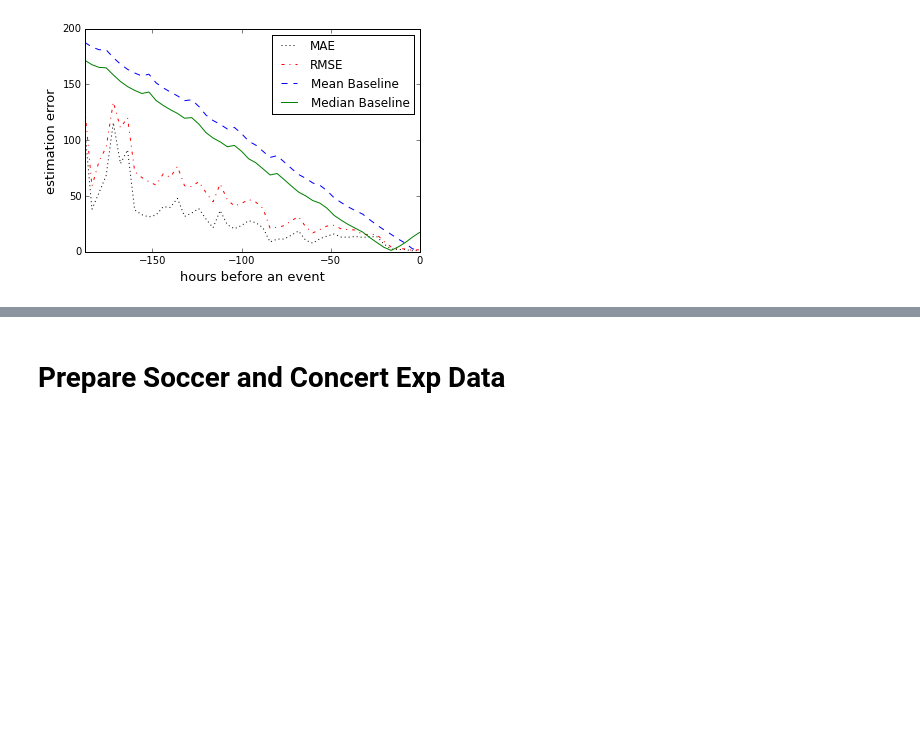
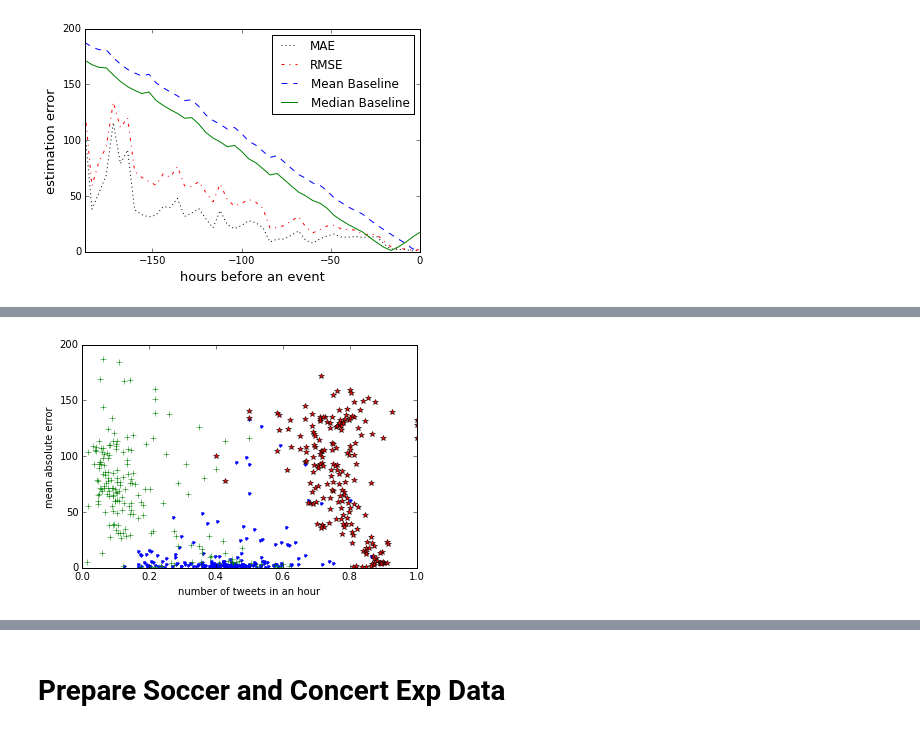
Before and after one commit to ahurriyetoglu/tte_estimation, a Jupyter notebook: WordTimeSeries.ipynb, the cells around one changed output, grey strips where cells are left out. Saved outputs shown, nothing was run; the diff lists cells and outputs as text; code cells hidden in the pictures; blank space fills up the shorter version.

```diff
--- a/WordTimeSeries.ipynb
+++ b/WordTimeSeries.ipynb
@@ -3072 +3117,26 @@ ax.set_yscale('log')
+# %%
+tstResultDFT["time_to_eventh"] = tstResultDFT.time_to_event.apply(lambda x: int(-x/np.timedelta64(1, 'h')))
+tstResultDFT["hist_rules_error"] = np.abs(tstResultDFT.time_to_eventhF - tstResultDFT.histMed_rulesMeaSerie)
+twCntErrR = pd.DataFrame([tstResultDFT.groupby("time_to_eventh")["hist_rules_error"].mean(), tstResultDFT.groupby("time_to_eventh")["histMed_rulesMeaSerie"].apply(lambda x:x.count()/len(x))], index=['mean error','tweet count']).T
+
+tstResultDFT["time_to_eventh"] = tstResultDFT.time_to_event.apply(lambda x: int(-x/np.timedelta64(1, 'h')))
+tstResultDFT["hist_medmed_error"] = np.abs(tstResultDFT.time_to_eventhF - tstResultDFT.histMed_medMedEstim)
+twCntErrRT = pd.DataFrame([tstResultDFT.groupby("time_to_eventh")["hist_medmed_error"].mean(), tstResultDFT.groupby("time_to_eventh")["histMed_medMedEstim"].apply(lambda x:x.count()/len(x))], index=['mean error','tweet count']).T
+
+tstResultDFW["time_to_eventh"] = tstResultDFW.time_to_event.apply(lambda x: int(-x/np.timedelta64(1, 'h')))
+tstResultDFW["hist_medmed_error"] = np.abs(tstResultDFW.time_to_eventhF - tstResultDFW.histMed_medMedEstim)
+twCntErrRTW = pd.DataFrame([tstResultDFW.groupby("time_to_eventh")["hist_medmed_error"].mean(), tstResultDFW.groupby("time_to_eventh")["histMed_medMedEstim"].apply(lambda x:x.count()/len(x))], index=['mean error','tweet count']).T
+
+fig, ax = plt.subplots()
+my_markers=['.','+','*']
+my_labels=['Rules','TFeats','WFeats']
+plt.xlabel("number of tweets in an hour"), plt.ylabel("mean absolute error")
+for my_serie, my_mrk, my_l in zip([twCntErrR,twCntErrRT,twCntErrRTW], my_markers, my_labels):
+    ax.plot(my_serie["tweet count"], my_serie['mean error'], marker=my_mrk, label=my_l, linestyle='') # linestyle='', ms=12,
+
+#ax.set_xscale('log'),
+#ax.legend()
+#fig.savefig('MAEvsTweetCountCoverageRelative.eps', format='eps')
+# %% [output]
+[figure, added]
 # %%
```
Also changed, not shown: parts of 54 cells of this notebook.
